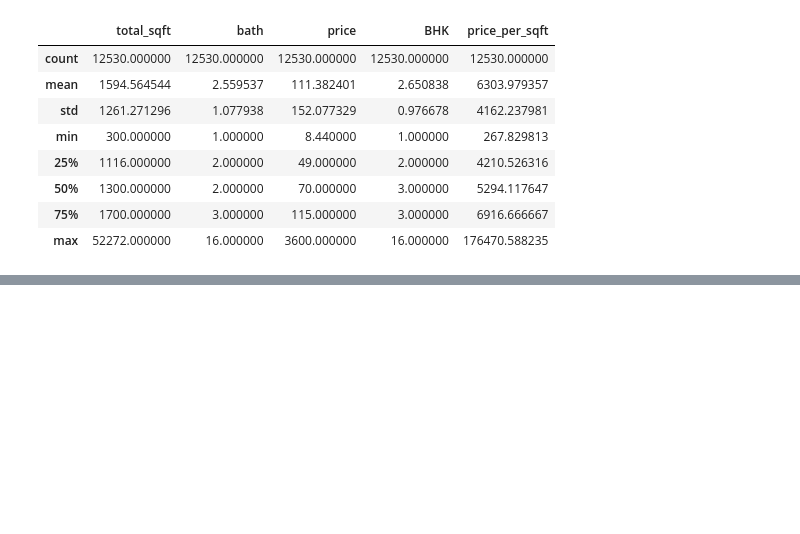
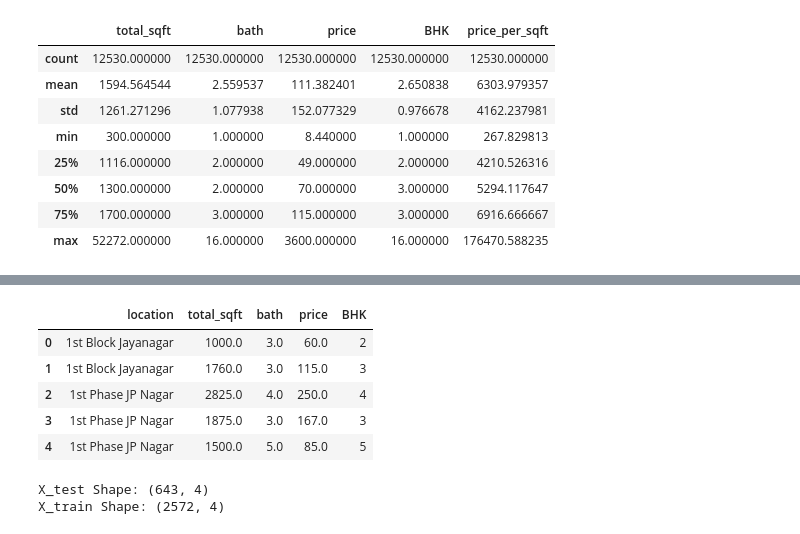
Before and after one commit to Lohi712/House_Price_Predicter, a Jupyter notebook: main.ipynb, the cells around one changed output, grey strips where cells are left out. Saved outputs shown, nothing was run; the diff lists cells and outputs as text; code cells hidden in the pictures; blank space fills up the shorter version.

Commit message:
Model Training with different Methods

```diff
--- a/main.ipynb
+++ b/main.ipynb
@@ -315,0 +352,11 @@ Name: BHK, dtype: float64
+# %%
+# Now we will drop the size and Price per sqft columns too as Price per sqft column was only useful to detect the outliers
+df.drop(columns = ['size','price_per_sqft'],inplace=True)
+df.head()
+# %% [output]
+|  | location | total_sqft | bath | price | BHK |
+| 0 | 1st Block Jayanagar | 1000.0 | 3.0 | 60.0 | 2 |
+| 1 | 1st Block Jayanagar | 1760.0 | 3.0 | 115.0 | 3 |
+| 2 | 1st Phase JP Nagar | 2825.0 | 4.0 | 250.0 | 4 |
+| 3 | 1st Phase JP Nagar | 1875.0 | 3.0 | 167.0 | 3 |
+| 4 | 1st Phase JP Nagar | 1500.0 | 5.0 | 85.0 | 5 |
@@ -315,0 +375,7 @@ Name: BHK, dtype: float64
+# %%
+X_train,X_test,Y_train,Y_test = train_test_split(X,Y,test_size=0.2,random_state=42)
+print(f"X_test Shape: {X_test.shape}")
+print(f"X_train Shape: {X_train.shape}")
+# %% [output]
+X_test Shape: (643, 4)
+X_train Shape: (2572, 4)
```
Also changed, not shown: parts of 20 cells of this notebook, 1 other file.
